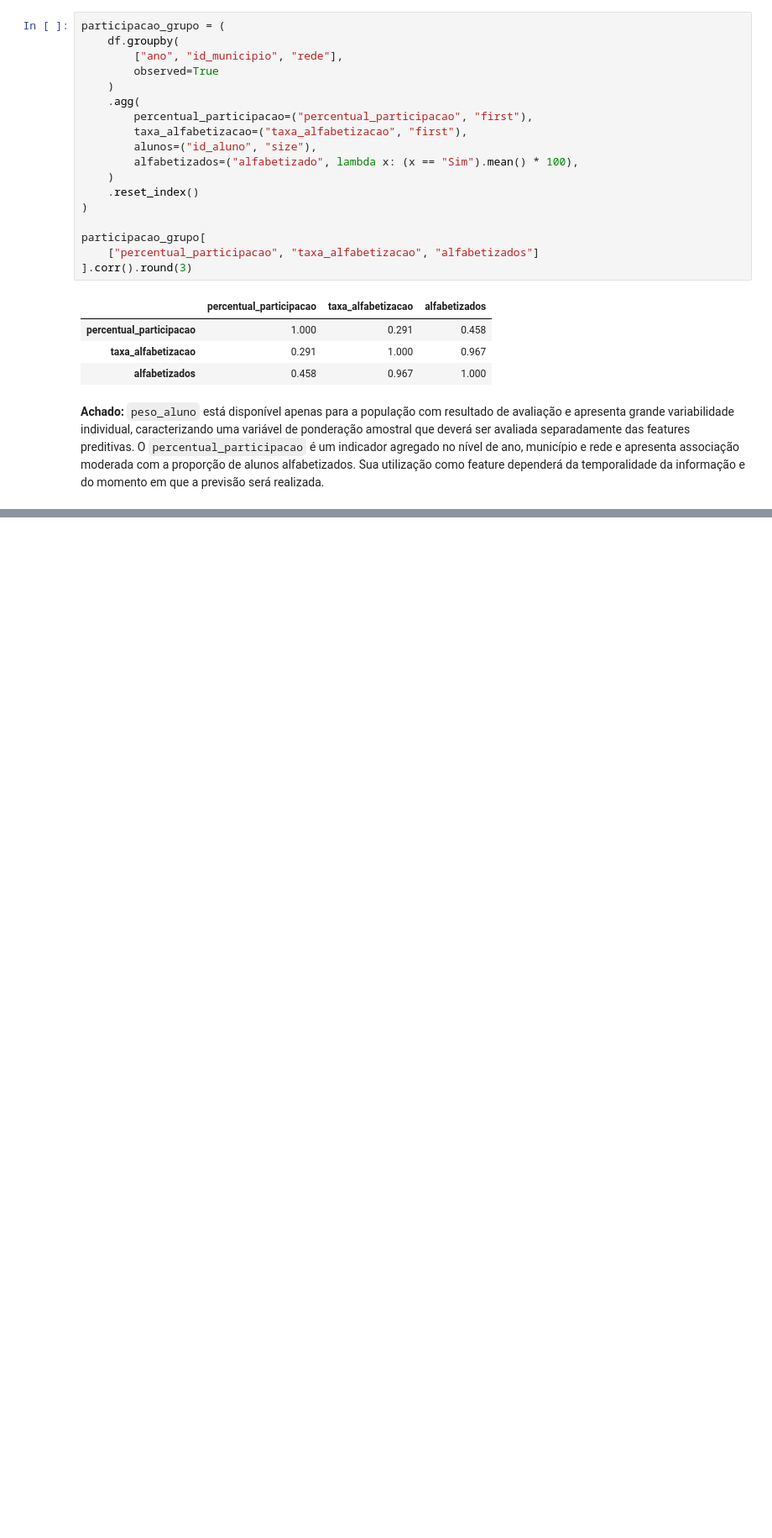
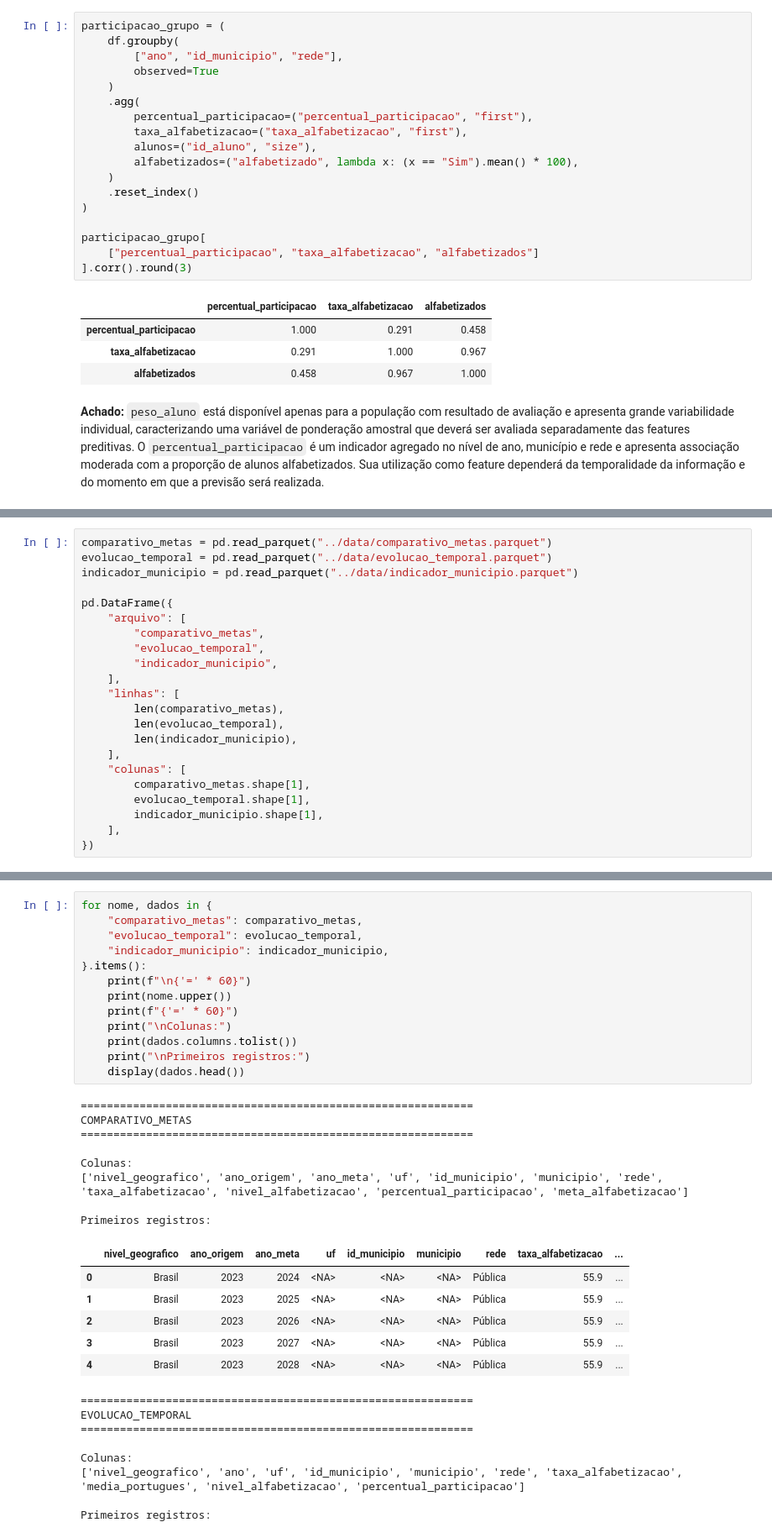
Before and after one commit to erick00denner/tech_challenge_3_alfabetizacao, a Jupyter notebook: notebooks/01_eda_alunos_modelagem.ipynb, the cells around one changed output, grey strips where cells are left out. Shown at 84% size. Saved outputs shown, nothing was run; the diff lists cells and outputs as text; blank space fills up the shorter version.

```diff
--- a/notebooks/01_eda_alunos_modelagem.ipynb
+++ b/notebooks/01_eda_alunos_modelagem.ipynb
@@ -780,0 +1243,22 @@ participacao_grupo[
+# %%
+comparativo_metas = pd.read_parquet("../data/comparativo_metas.parquet")
+evolucao_temporal = pd.read_parquet("../data/evolucao_temporal.parquet")
+indicador_municipio = pd.read_parquet("../data/indicador_municipio.parquet")
+
+pd.DataFrame({
+    "arquivo": [
+        "comparativo_metas",
+        "evolucao_temporal",
+        "indicador_municipio",
+    ],
+    "linhas": [
+        len(comparativo_metas),
+        len(evolucao_temporal),
+        len(indicador_municipio),
+    ],
+    "colunas": [
+        comparativo_metas.shape[1],
+        evolucao_temporal.shape[1],
+        indicador_municipio.shape[1],
+    ],
+})
@@ -780,0 +1270,36 @@ participacao_grupo[
+# %%
+for nome, dados in {
+    "comparativo_metas": comparativo_metas,
+    "evolucao_temporal": evolucao_temporal,
+    "indicador_municipio": indicador_municipio,
+}.items():
+    print(f"\n{'=' * 60}")
+    print(nome.upper())
+    print(f"{'=' * 60}")
+    print("\nColunas:")
+    print(dados.columns.tolist())
+    print("\nPrimeiros registros:")
+    display(dados.head())
+# %% [output]
+============================================================
+COMPARATIVO_METAS
+============================================================
+
+Colunas:
+['nivel_geografico', 'ano_origem', 'ano_meta', 'uf', 'id_municipio', 'municipio', 'rede', 'taxa_alfabetizacao', 'nivel_alfabetizacao', 'percentual_participacao', 'meta_alfabetizacao']
+
+Primeiros registros:
+|  | nivel_geografico | ano_origem | ano_meta | uf | id_municipio | municipio | rede | taxa_alfabetizacao | ... |
+| 0 | Brasil | 2023 | 2024 | <NA> | <NA> | <NA> | Pública | 55.9 | ... |
+| 1 | Brasil | 2023 | 2025 | <NA> | <NA> | <NA> | Pública | 55.9 | ... |
+| 2 | Brasil | 2023 | 2026 | <NA> | <NA> | <NA> | Pública | 55.9 | ... |
+| 3 | Brasil | 2023 | 2027 | <NA> | <NA> | <NA> | Pública | 55.9 | ... |
+| 4 | Brasil | 2023 | 2028 | <NA> | <NA> | <NA> | Pública | 55.9 | ... |
+============================================================
+EVOLUCAO_TEMPORAL
+============================================================
+
+Colunas:
+['nivel_geografico', 'ano', 'uf', 'id_municipio', 'municipio', 'rede', 'taxa_alfabetizacao', 'media_portugues', 'nivel_alfabetizacao', 'percentual_participacao']
+
+Primeiros registros:
```
Also changed, not shown: parts of 40 cells of this notebook, 3 other files.
